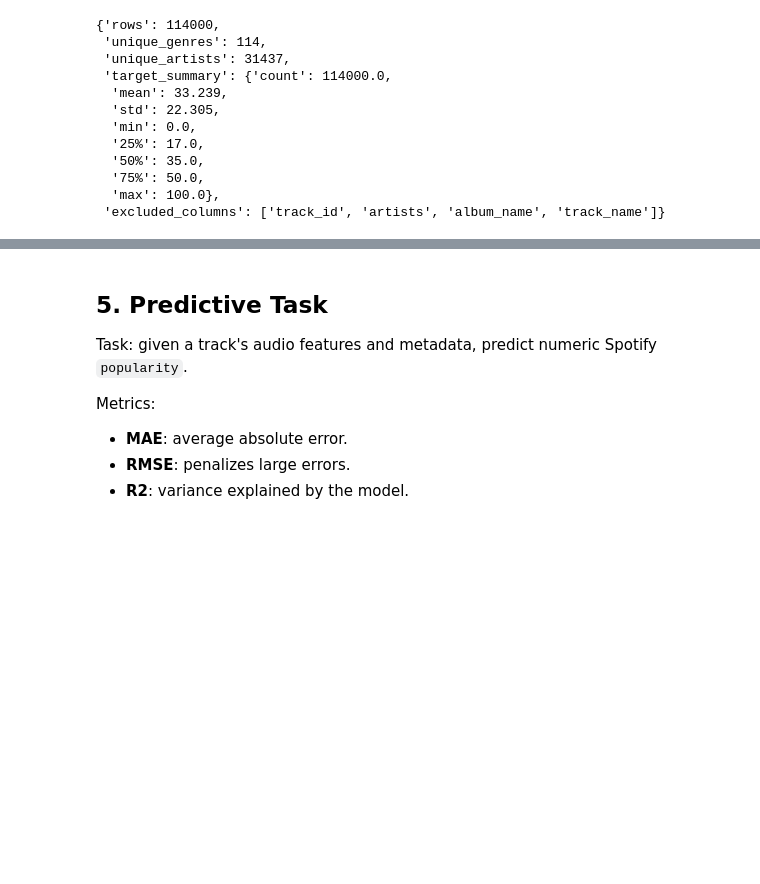
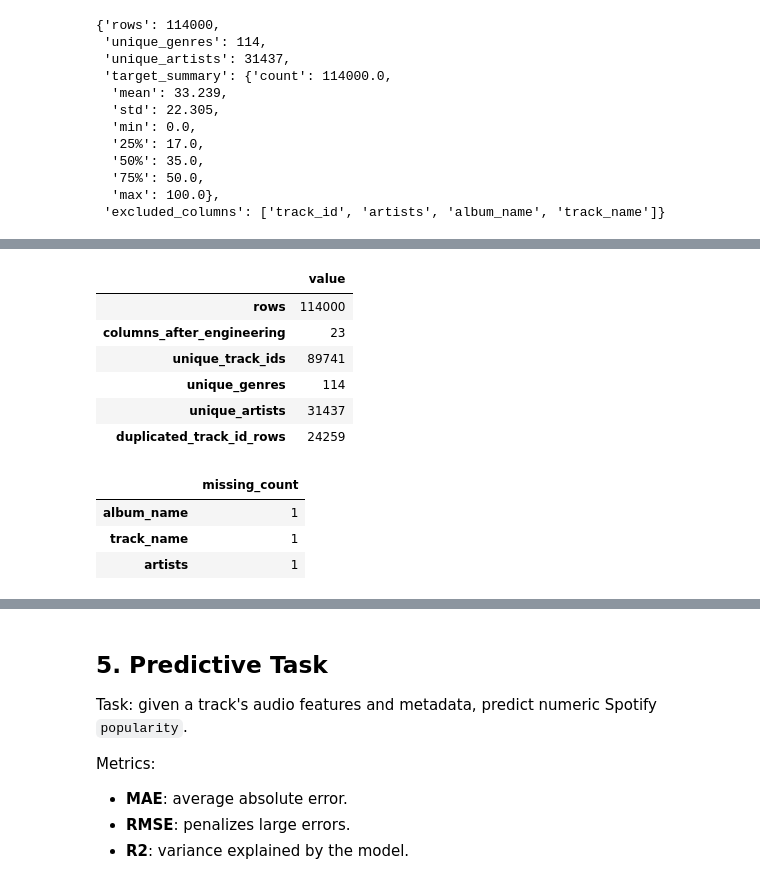
Before and after one commit to TiantianZheng/spotify-popularity-prediction, a Jupyter notebook: spotify_popularity_prediction.ipynb, the cells around one changed output, grey strips where cells are left out. Cells and saved outputs as stored; diff of their text form; code cells hidden in the pictures; blank space fills up the shorter version.

```diff
--- a/spotify_popularity_prediction.ipynb
+++ b/spotify_popularity_prediction.ipynb
@@ -154,0 +145,36 @@ Name: popularity, dtype: float64
+# %%
+basic_quality = pd.DataFrame({
+    "value": [
+        len(df),
+        df.shape[1],
+        df["track_id"].nunique(),
+        df["track_genre"].nunique(),
+        df["artists"].nunique(dropna=True),
+        df.duplicated(subset=["track_id"]).sum(),
+    ]
+}, index=[
+    "rows",
+    "columns_after_engineering",
+    "unique_track_ids",
+    "unique_genres",
+    "unique_artists",
+    "duplicated_track_id_rows",
+])
+
+basic_quality
+# %% [output]
+|  | value |
+| rows | 114000 |
+| columns_after_engineering | 23 |
+| unique_track_ids | 89741 |
+| unique_genres | 114 |
+| unique_artists | 31437 |
+| duplicated_track_id_rows | 24259 |
+# %%
+missing_summary = df.isna().sum().sort_values(ascending=False)
+missing_summary[missing_summary > 0].to_frame("missing_count")
+# %% [output]
+|  | missing_count |
+| album_name | 1 |
+| track_name | 1 |
+| artists | 1 |
```
Also changed, not shown: parts of 44 cells of this notebook, 3 other files.
